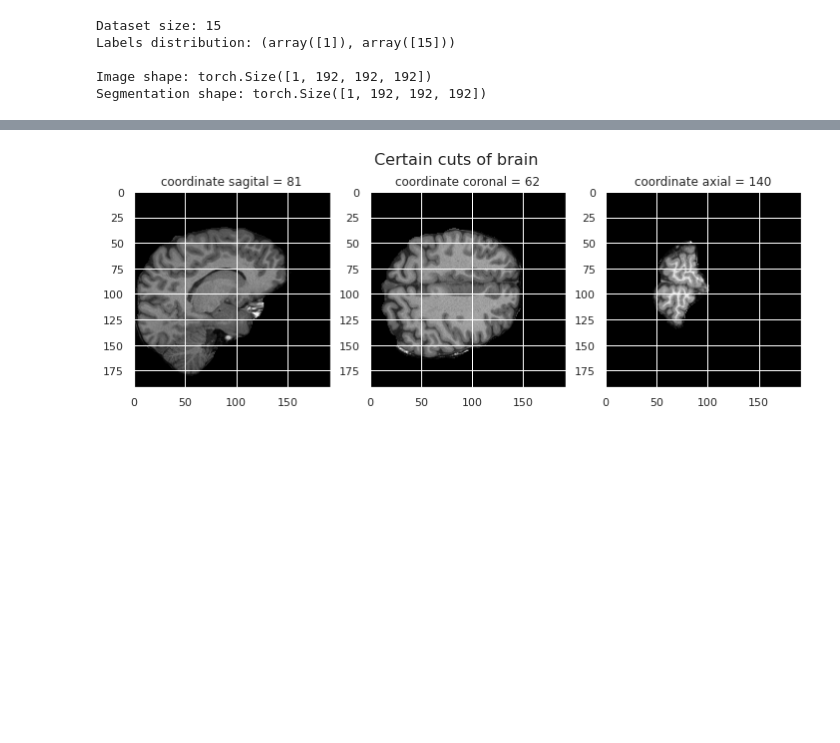
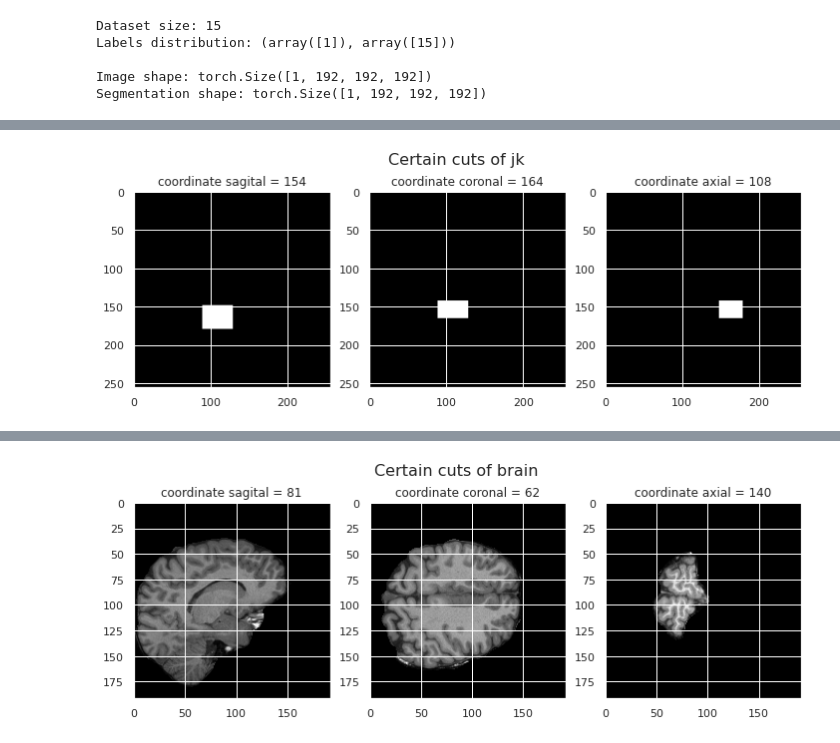
Before and after one commit to mrugnivenko/MRI-segmentation, a Jupyter notebook: Experiments_fcd.ipynb, the cells around one changed output, grey strips where cells are left out. Cells and saved outputs as stored; diff of their text form; code cells hidden in the pictures; blank space fills up the shorter version.

```diff
--- a/Experiments_fcd.ipynb
+++ b/Experiments_fcd.ipynb
@@ -74,0 +107,6 @@ Segmentation shape: torch.Size([1, 192, 192, 192])
+# %%
+bb = load_nii_to_array('../datasets/fcd_classification_bank/masks/bb/fcd_0_1.nii.gz')
+# %%
+plot_certain_cuts(bb, get_center_coord_of_bb(bb), 'jk')
+# %% [output]
+[figure, added]
```
Also changed, not shown: parts of 31 cells of this notebook, 3 other files.
